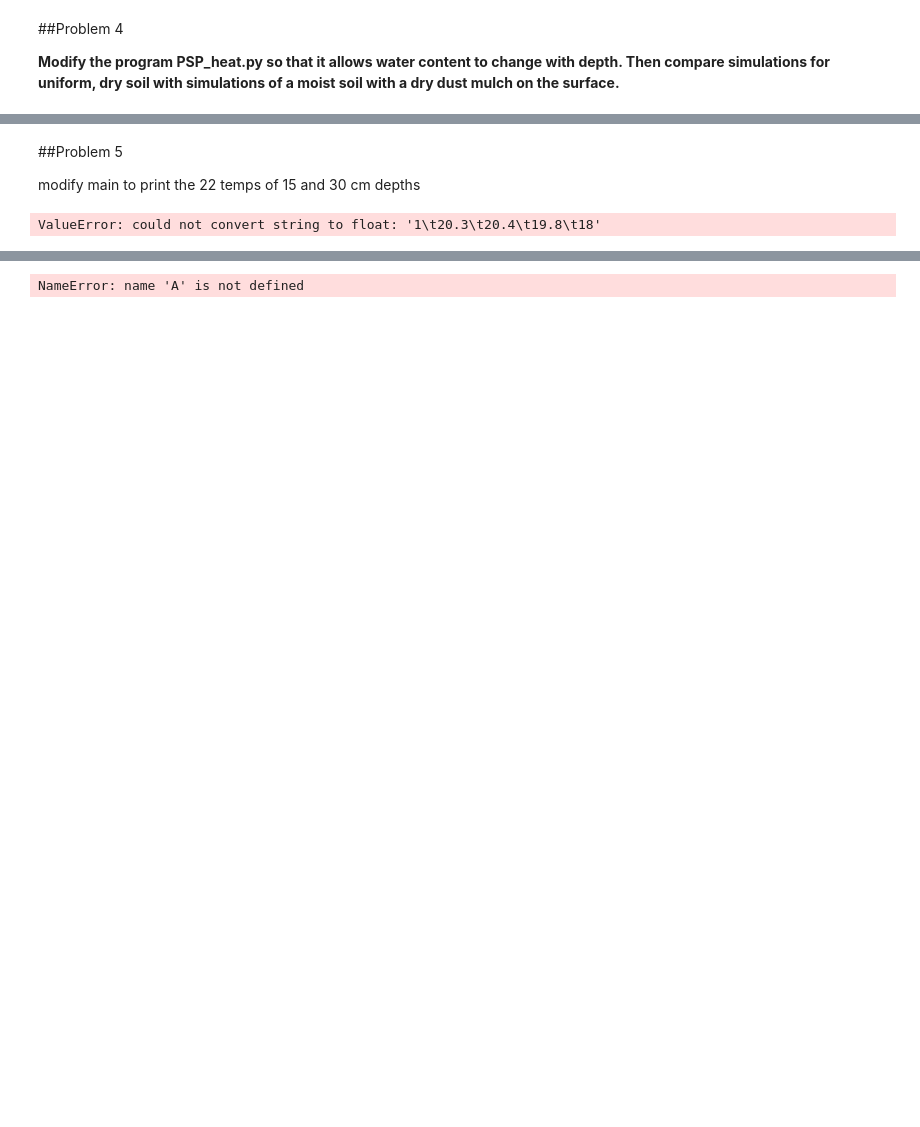
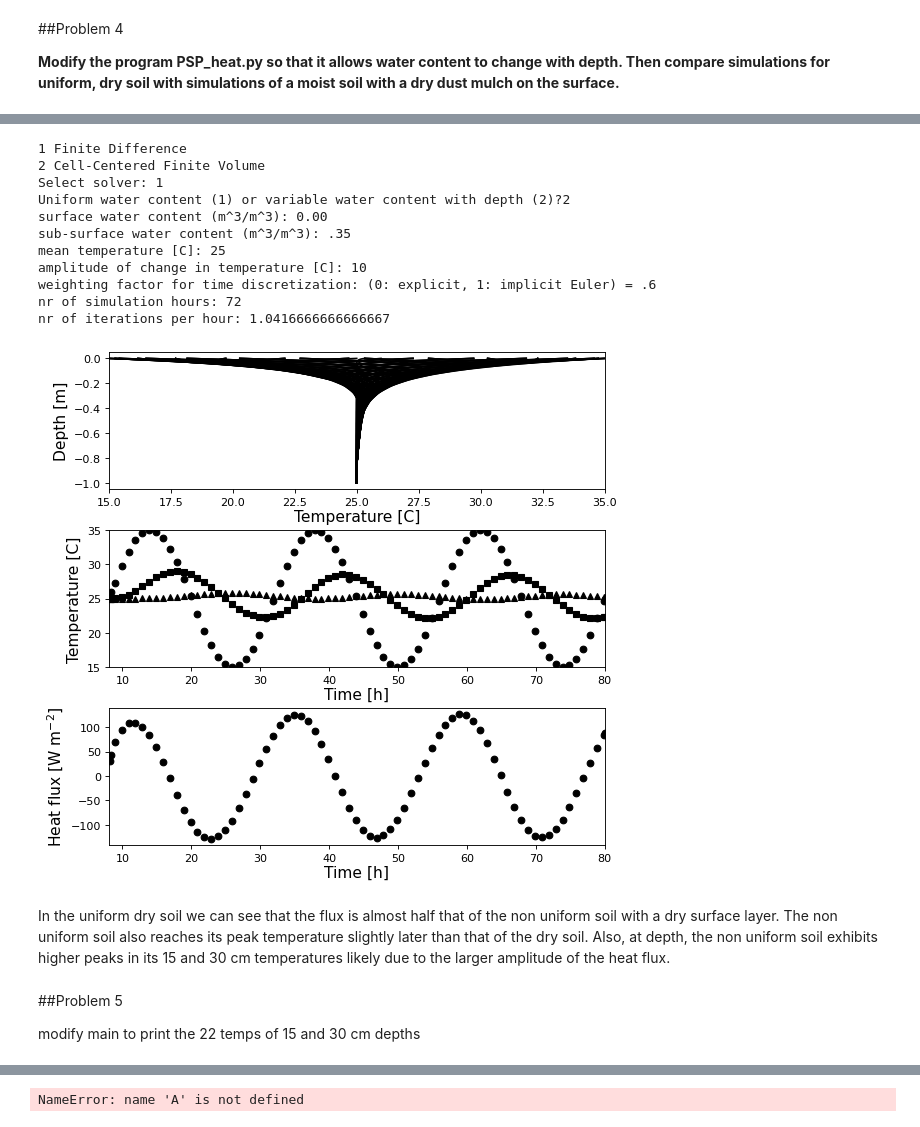
Before and after one commit to soil-physics-okstate/soil-physics-theory, a Jupyter notebook: content/chapter-4/dcd-ch4 .ipynb, the cells around one changed output, grey strips where cells are left out. Cells and saved outputs as stored; diff of their text form; code cells hidden in the pictures; blank space fills up the shorter version.

```diff
--- a/content/chapter-4/dcd-ch4 .ipynb
+++ b/content/chapter-4/dcd-ch4 .ipynb
@@ -158,11 +166,23 @@ I cant figure out how to get the code to work right but I think that the one wit
+# %%
+bulkDensity = 1000 # kg m^-3
+clay = 0.4
+main(bulkDensity,clay)
+# %% [output]
+1 Finite Difference
+2 Cell-Centered Finite Volume
+Select solver: 1
+Uniform water content (1) or variable water content with depth (2)?2
+surface water content (m^3/m^3): 0.00
+sub-surface water content (m^3/m^3): .35
+mean temperature [C]: 25
+amplitude of change in temperature [C]: 10
+weighting factor for time discretization: (0: explicit, 1: implicit Euler) = .6
+nr of simulation hours: 72
+nr of iterations per hour: 1.0416666666666667
+[figure, added]
+# %% [markdown]
+In the uniform dry soil we can see that the flux is almost half that of the non uniform soil with a dry surface layer. The non uniform soil also reaches its peak temperature slightly later than that of the dry soil. Also, at depth, the non uniform soil exhibits higher peaks in its 15 and 30 cm temperatures likely due to the larger amplitude of the heat flux.
 # %% [markdown]
 ##Problem 5
 
 modify main to print the 22 temps of 15 and 30 cm depths
-# %%
-A, isFileOk = readDataFile("soilTemperatures_hours.txt", 1, ',', False)
-if (isFileOk == False):
-    print ("Incorrect format")
-    return()
-# %% [output]
-ValueError: could not convert string to float: '1\t20.3\t20.4\t19.8\t18'
```
Also changed, not shown: parts of 26 cells of this notebook, 3 other files.
